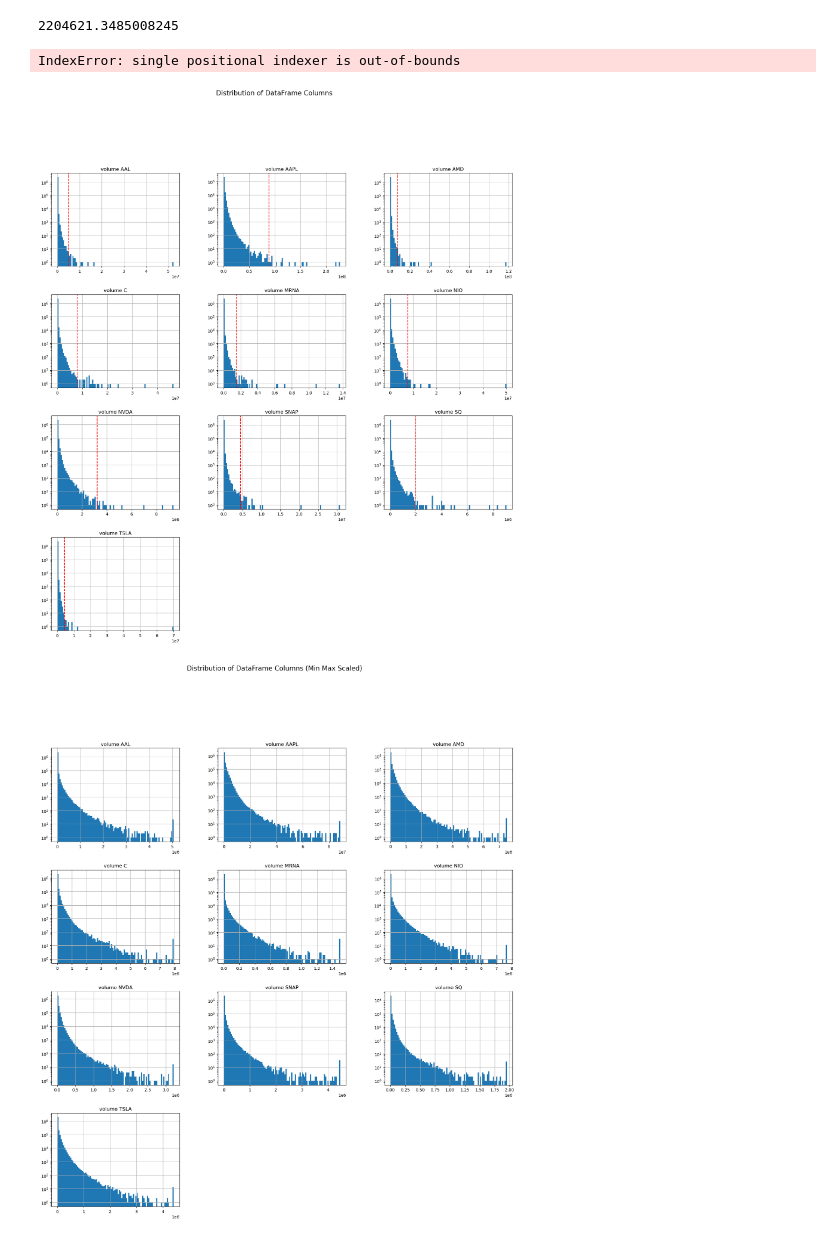
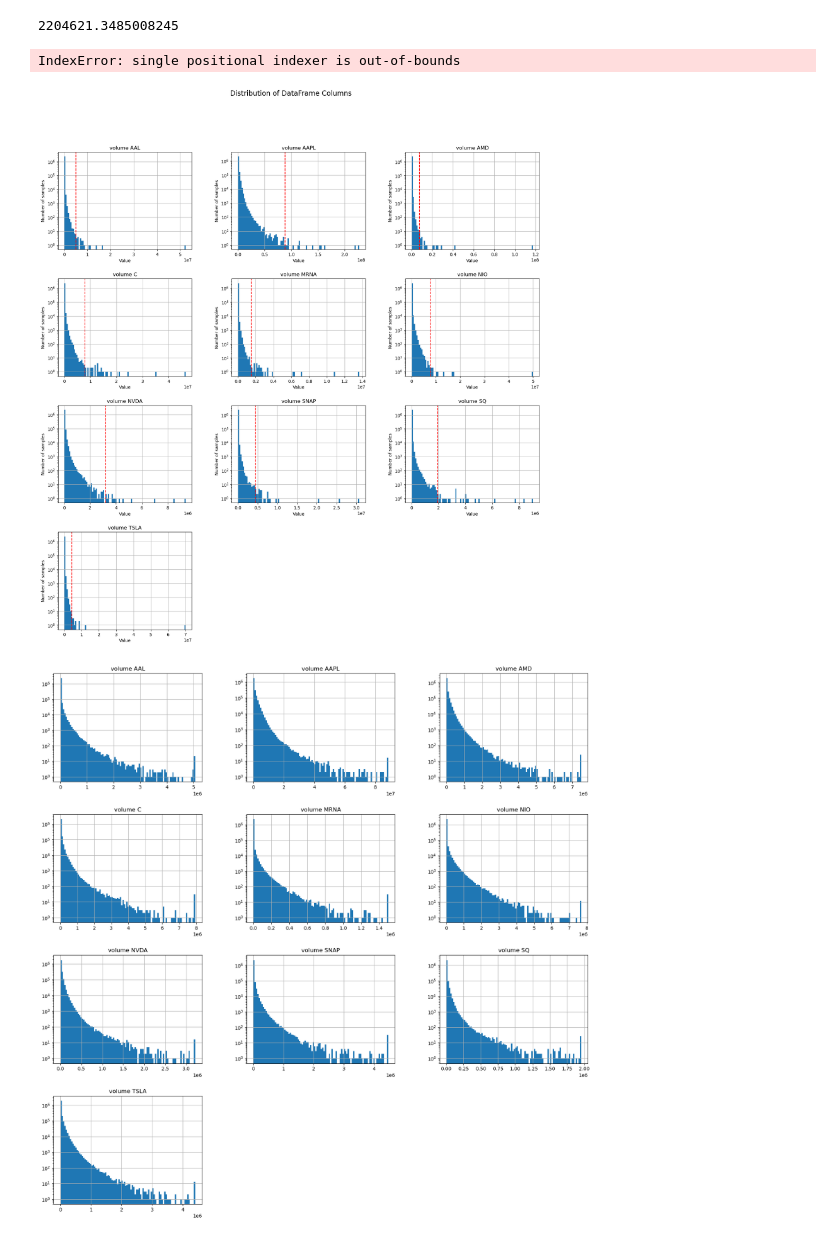
Before and after one commit to Djauschan/Deep_Learning_Projekt_FH_Wedel, a Jupyter notebook: transformer/notebooks/outlier_analysis.ipynb, the cells around one changed output. Drawn from its saved outputs; the diff is of its cells as text; code cells hidden in the pictures.

```diff
--- a/transformer/notebooks/outlier_analysis.ipynb
+++ b/transformer/notebooks/outlier_analysis.ipynb
@@ -82,3 +91,5 @@ df.describe()
+# %%
+df = df.drop(['posix_time', 'first of day', 'last of day', 'timestamp'], axis=1)
 # %%
 quantiles = df.quantile(q=0.99995, axis=0)
 df_clipped = df.clip(upper=quantiles*2, axis=1)
@@ -92,22 +103,27 @@ df = df.drop([c for c in df.columns if 'close' in c], axis=1)
 # %%
 # Plot the distribution of all columns
 h_plot = df.hist(bins=100, figsize=(20, 20), log=True)  # You can adjust the number of bins and figsize as needed
-plt.suptitle('Distribution of DataFrame Columns', x=0.5, y=1.02, fontsize=16)
+plt.suptitle('Distribution of DataFrame Columns', fontsize=16)
 i = 0
 for row in h_plot:
     for col_plot in row:
         col_plot.axvline(x=(quantiles.iloc[i]*2), color='red', linestyle='--')
         i += 1
+        col_plot.set_xlabel('Value')
+        col_plot.set_ylabel('Number of samples')
 plt.show()
 # %% [output]
 IndexError: single positional indexer is out-of-bounds
-[figure, old version]
+[figure, new version]
 # %%
 df_clipped.hist(bins=100, figsize=(20, 20), log=True)  # You can adjust the number of bins and figsize as needed
-plt.suptitle('Distribution of DataFrame Columns (Min Max Scaled)', x=0.5, y=1.02, fontsize=16)
+for row in h_plot:
+    for col_plot in row:
+        col_plot.set_xlabel('Value')
+        col_plot.set_ylabel('Number of samples')
 plt.show()
 # %% [output]
-[figure, old version]
+[figure, new version]
 # %%
 log_scaler = preprocessing.FunctionTransformer(np.log1p)
 df_log = log_scaler.transform(df_clipped)
```
Also changed, not shown: parts of 7 cells of this notebook.
